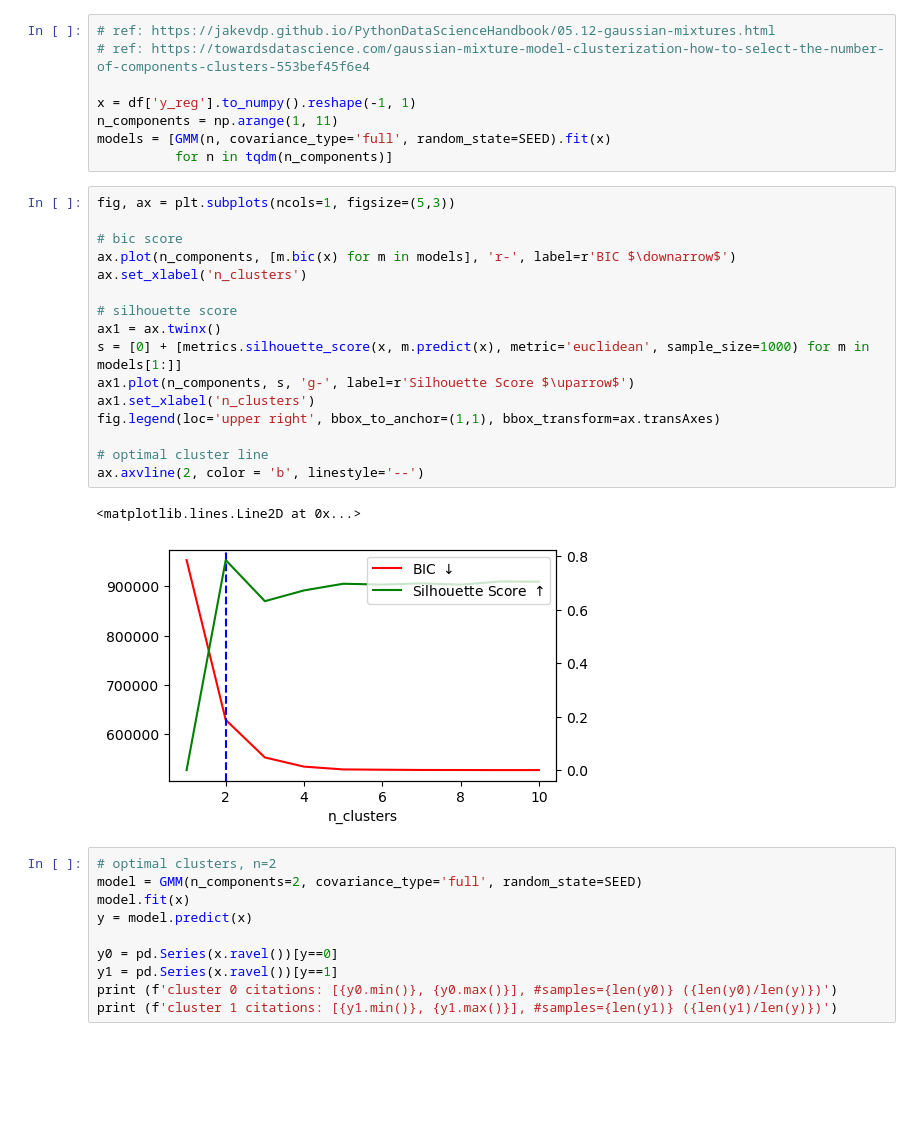
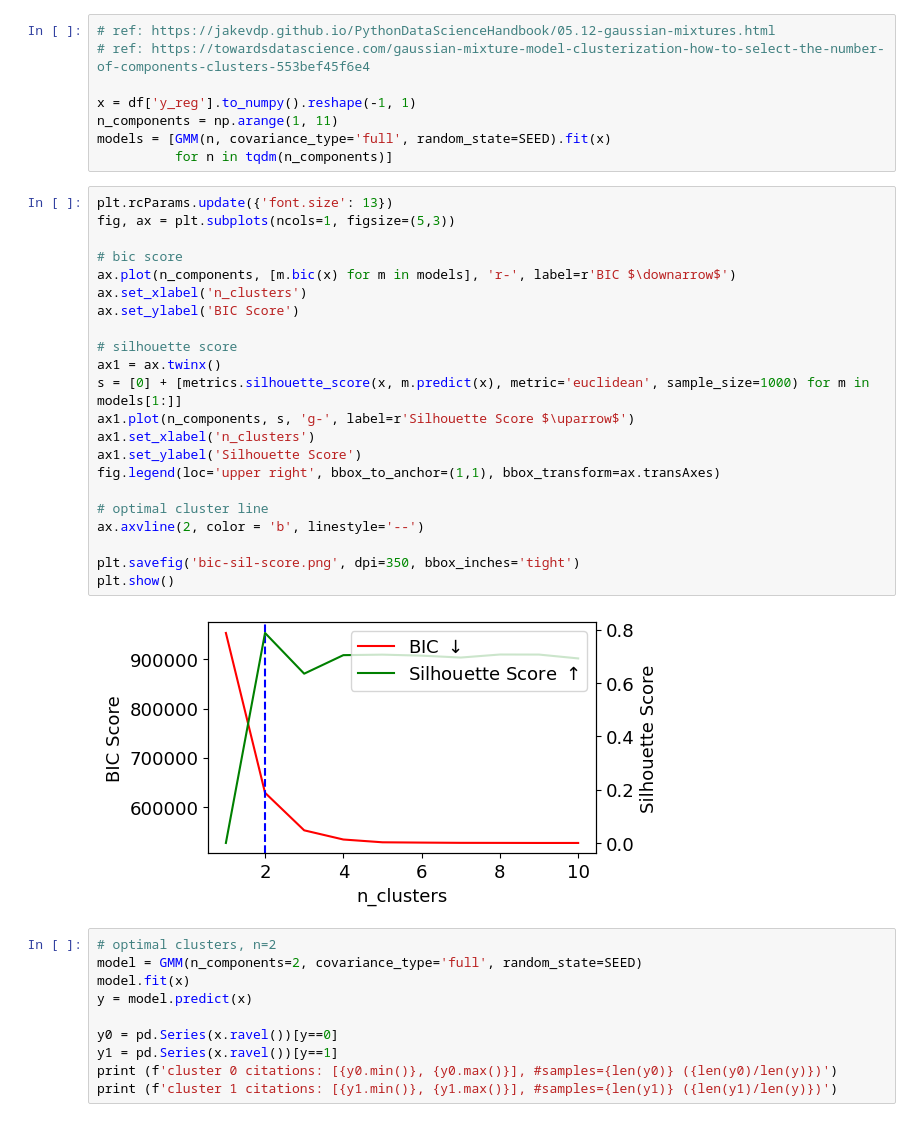
Before and after one commit to gtmdotme/citation_prediction, a Jupyter notebook: feature-extraction-gtm.ipynb, the cells around one changed output. Drawn from its saved outputs; the diff is of its cells as text; blank space fills up the shorter version.

```diff
--- a/feature-extraction-gtm.ipynb
+++ b/feature-extraction-gtm.ipynb
@@ -320,24 +320,29 @@ n_components = np.arange(1, 11)
 models = [GMM(n, covariance_type='full', random_state=SEED).fit(x)
           for n in tqdm(n_components)]
 # %%
+plt.rcParams.update({'font.size': 13})
 fig, ax = plt.subplots(ncols=1, figsize=(5,3))
 
 # bic score
 ax.plot(n_components, [m.bic(x) for m in models], 'r-', label=r'BIC $\downarrow$')
 ax.set_xlabel('n_clusters')
+ax.set_ylabel('BIC Score')
 
 # silhouette score
 ax1 = ax.twinx()
 s = [0] + [metrics.silhouette_score(x, m.predict(x), metric='euclidean', sample_size=1000) for m in models[1:]]
 ax1.plot(n_components, s, 'g-', label=r'Silhouette Score $\uparrow$')
 ax1.set_xlabel('n_clusters')
+ax1.set_ylabel('Silhouette Score')
 fig.legend(loc='upper right', bbox_to_anchor=(1,1), bbox_transform=ax.transAxes)
 
 # optimal cluster line
 ax.axvline(2, color = 'b', linestyle='--')
+
+plt.savefig('bic-sil-score.png', dpi=350, bbox_inches='tight')
+plt.show()
 # %% [output]
-<matplotlib.lines.Line2D at 0x...>
-[figure, old version]
+[figure, new version]
 # %%
 # optimal clusters, n=2
 model = GMM(n_components=2, covariance_type='full', random_state=SEED)
```
Also changed, not shown: parts of 2 cells of this notebook, 3 other files.
